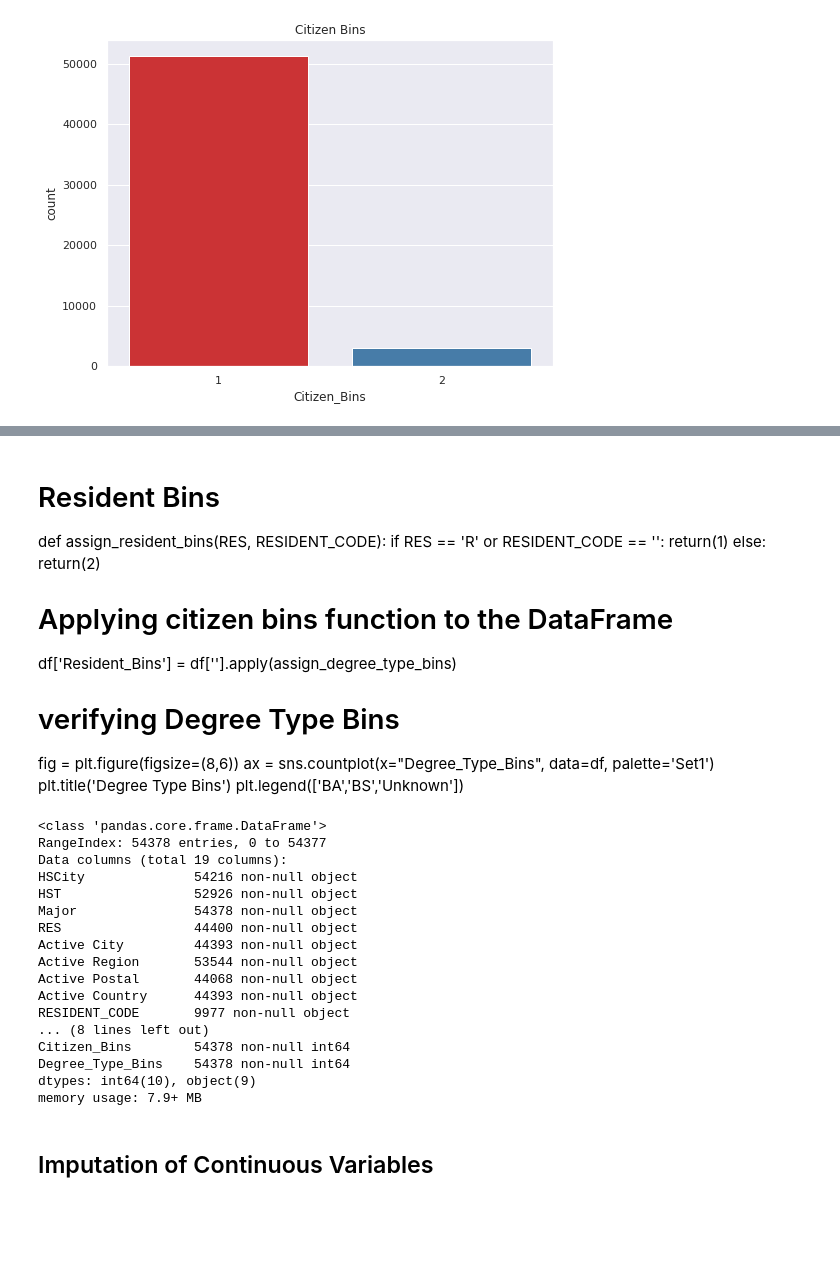
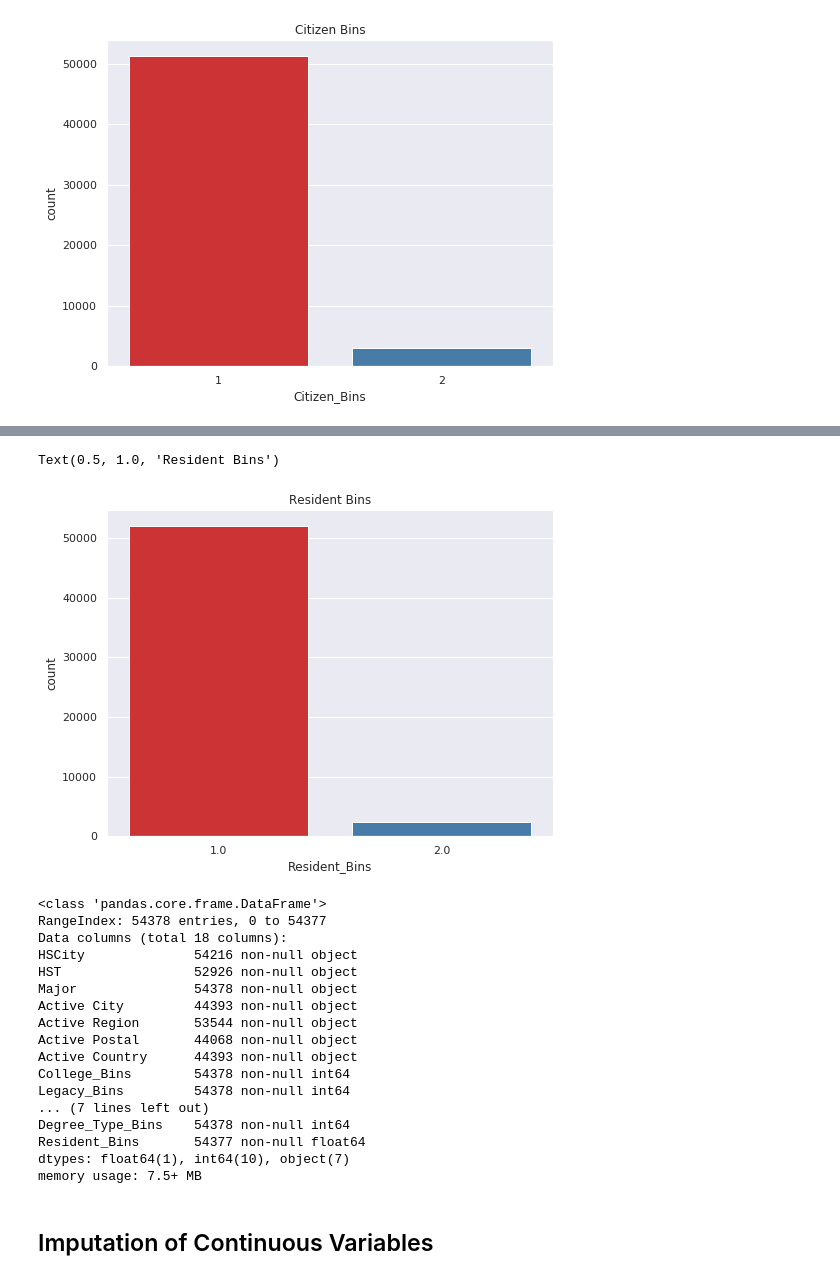
Before and after one commit to Kerry-Clarke/ba590_capstone, a Jupyter notebook: preprocessing.ipynb, the cells around one changed output, grey strips where cells are left out. Cells and saved outputs as stored; diff of their text form; code cells hidden in the pictures; blank space fills up the shorter version.

```diff
--- a/preprocessing.ipynb
+++ b/preprocessing.ipynb
@@ -308,42 +307,44 @@ plt.legend(['BA','BS','Unknown'])
-# %% [markdown]
-# Resident Bins
-def assign_resident_bins(RES, RESIDENT_CODE):
-    if RES == 'R' or RESIDENT_CODE == '':
-        return(1)
-    else:
-        return(2)
-
-# Applying citizen bins function to the DataFrame
-df['Resident_Bins'] = df[''].apply(assign_degree_type_bins)
-
-# verifying Degree Type Bins
-fig = plt.figure(figsize=(8,6))
-ax = sns.countplot(x="Degree_Type_Bins", data=df, palette='Set1')
-plt.title('Degree Type Bins')
-plt.legend(['BA','BS','Unknown'])
+# %%
+# Resident Bins
+def assign_resident_bins(RES):
+    if RES == 'R':
+        return(1)
+    if RES == 'C' or RES == np.nan:
+        return(2)
+
+# Applying resident bins function to the DataFrame
+df['Resident_Bins'] = df['RES'].apply(assign_resident_bins)
+
+# verifying Resident Bins
+fig = plt.figure(figsize=(8,6))
+ax = sns.countplot(x="Resident_Bins", data=df, palette='Set1')
+plt.title('Resident Bins')
+# %% [output]
+Text(0.5, 1.0, 'Resident Bins')
+[figure, added]
 # %%
 # drop original features that were binned
 df = df.drop(['College','First_GEN','P_M', 'Merit', 'Citizen', 'Sex','Ethnicity',
-       'Test Optional', 'Legacy','JESUIT', 'RELIGION','DEGREE_TYPE'], axis=1)
+       'Test Optional', 'Legacy','JESUIT', 'RELIGION','DEGREE_TYPE','RES'], axis=1)
 df.info()
 # %% [output]
 <class 'pandas.core.frame.DataFrame'>
 RangeIndex: 54378 entries, 0 to 54377
-Data columns (total 19 columns):
+Data columns (total 18 columns):
 HSCity              54216 non-null object
 HST                 52926 non-null object
 Major               54378 non-null object
-RES                 44400 non-null object
 Active City         44393 non-null object
 Active Region       53544 non-null object
 Active Postal       44068 non-null object
 Active Country      44393 non-null object
-RESIDENT_CODE       9977 non-null object
-... (8 lines left out)
-Citizen_Bins        54378 non-null int64
+College_Bins        54378 non-null int64
+Legacy_Bins         54378 non-null int64
+... (7 lines left out)
 Degree_Type_Bins    54378 non-null int64
-dtypes: int64(10), object(9)
-memory usage: 7.9+ MB
+Resident_Bins       54377 non-null float64
+dtypes: float64(1), int64(10), object(7)
+memory usage: 7.5+ MB
 # %% [markdown]
 ## Imputation of Continuous Variables
 # %%
```
Also changed, not shown: parts of 24 cells of this notebook, 6 other files.
